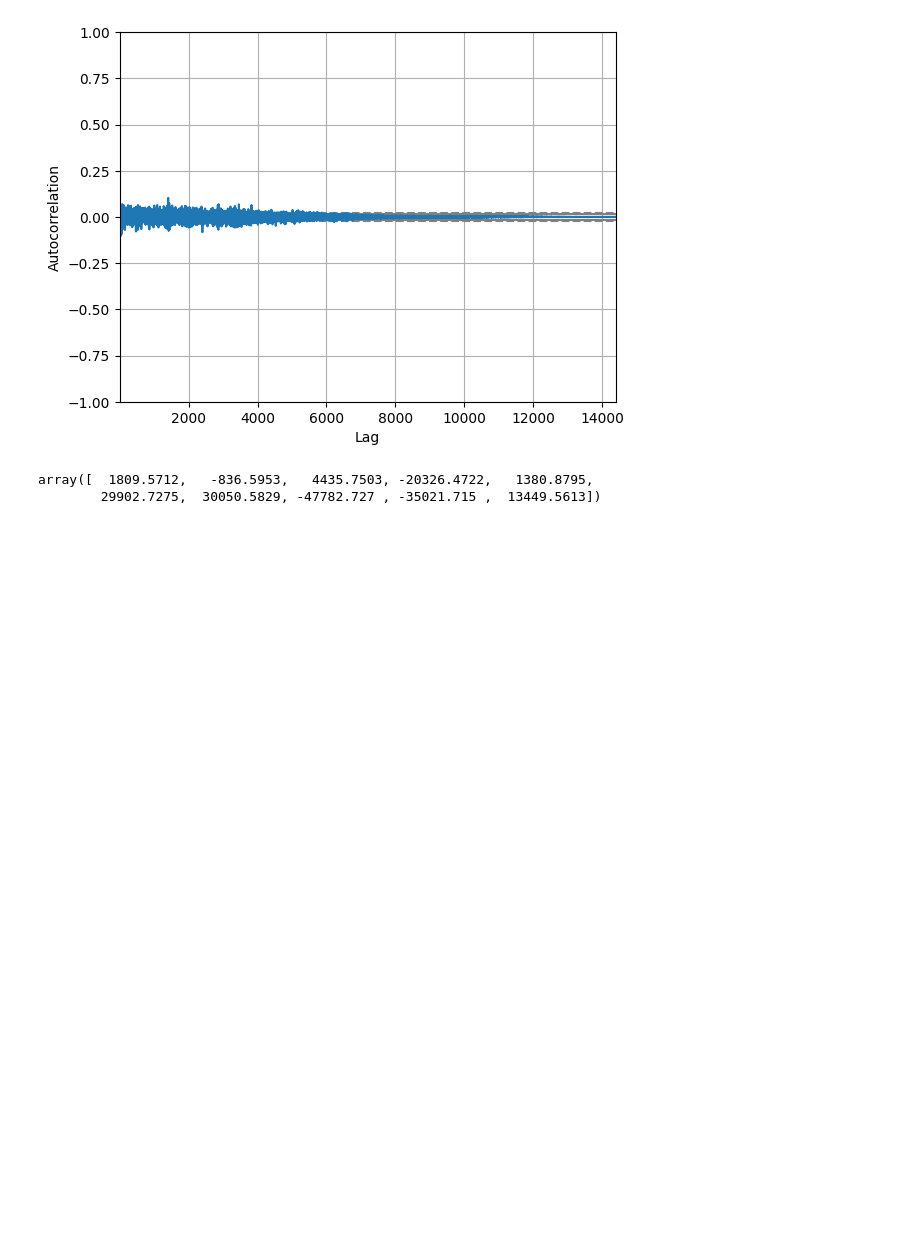
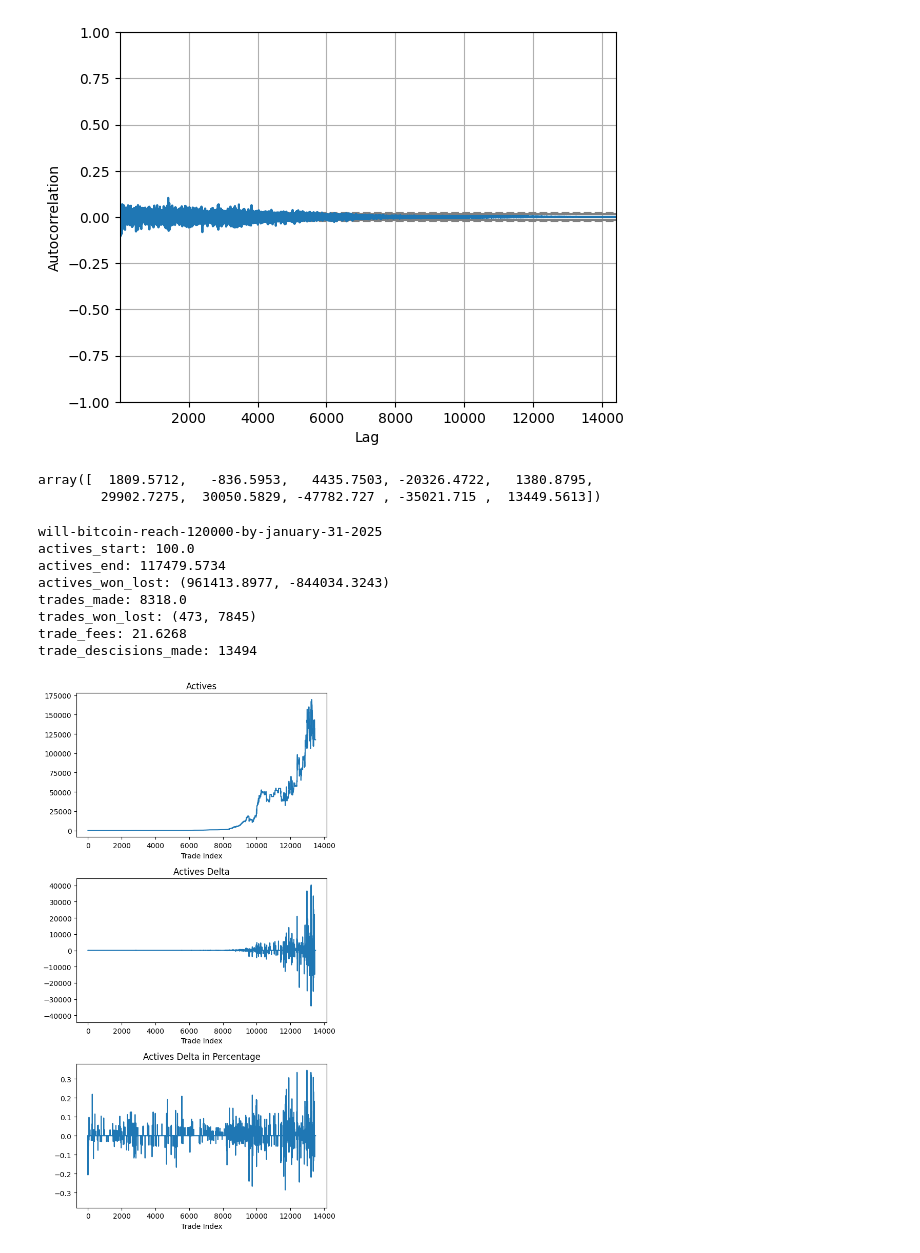
Before and after one commit to DiceNameIsMy/algotrading, a Jupyter notebook: src/experiment.ipynb, the cells around one changed output. Saved outputs shown, nothing was run; the diff lists cells and outputs as text; code cells hidden in the pictures; blank space fills up the shorter version.

Commit message:
fix: trading simulation

```diff
--- a/src/experiment.ipynb
+++ b/src/experiment.ipynb
@@ -262,3 +250,26 @@ def plot_result(result: dict):
 
     plt.tight_layout()
     plt.show()
+# %%
+market_data = processed_markets[4]
+binance_delta = binance_deltas[4]
+
+print(market_data.label)
+result = simulate_trading(
+    market_data.close,
+    binance_delta,
+    starting_balance=100,
+    min_delta=10,
+    transaction_fee=0.0026,
+)
+plot_result(result)
+# %% [output]
+will-bitcoin-reach-120000-by-january-31-2025
+actives_start: 100.0
+actives_end: 117479.5734
+actives_won_lost: (961413.8977, -844034.3243)
+trades_made: 8318.0
+trades_won_lost: (473, 7845)
+trade_fees: 21.6268
+trade_descisions_made: 13494
+[figure, added]
```
Also changed, not shown: parts of 6 cells of this notebook.
